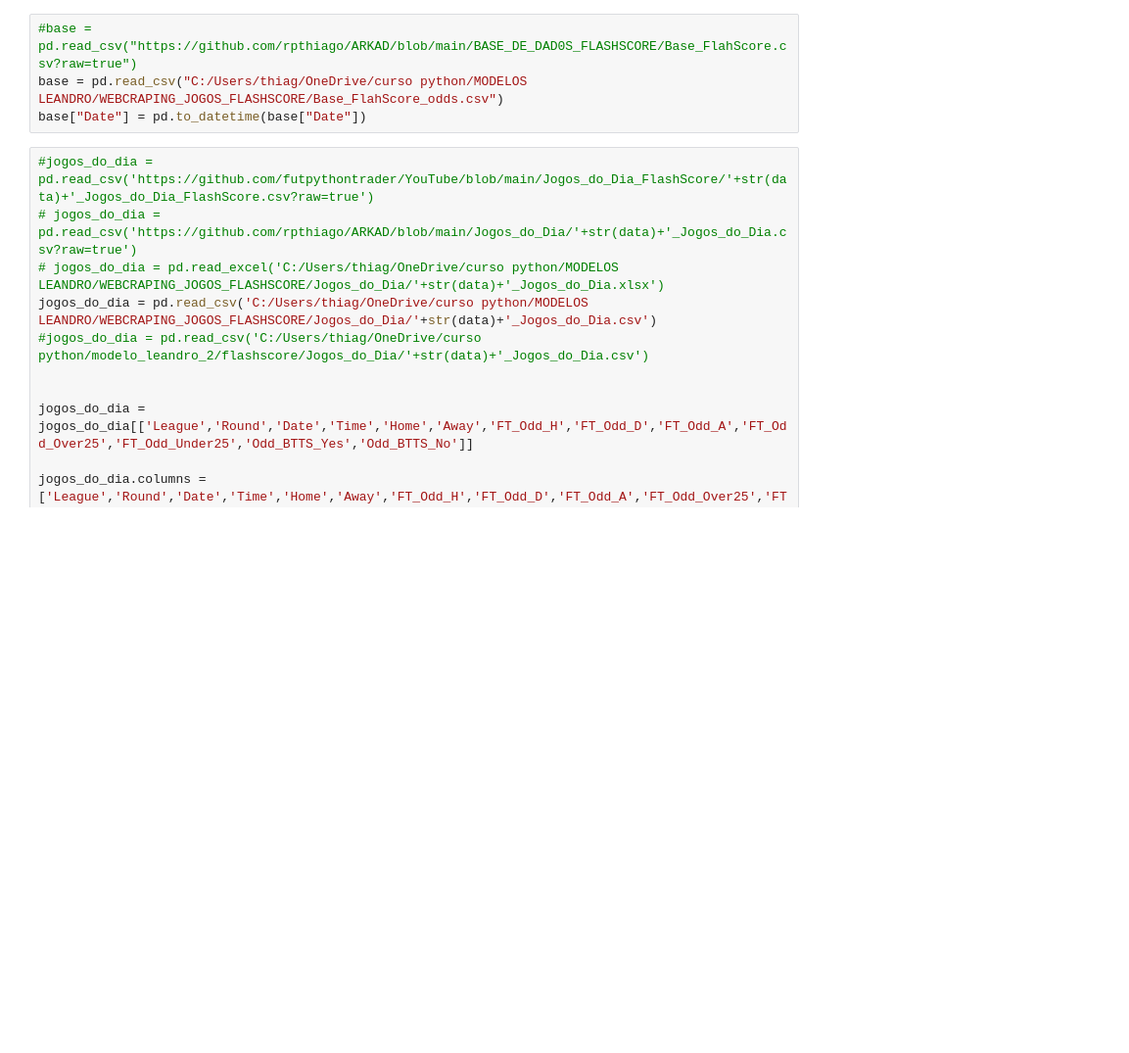
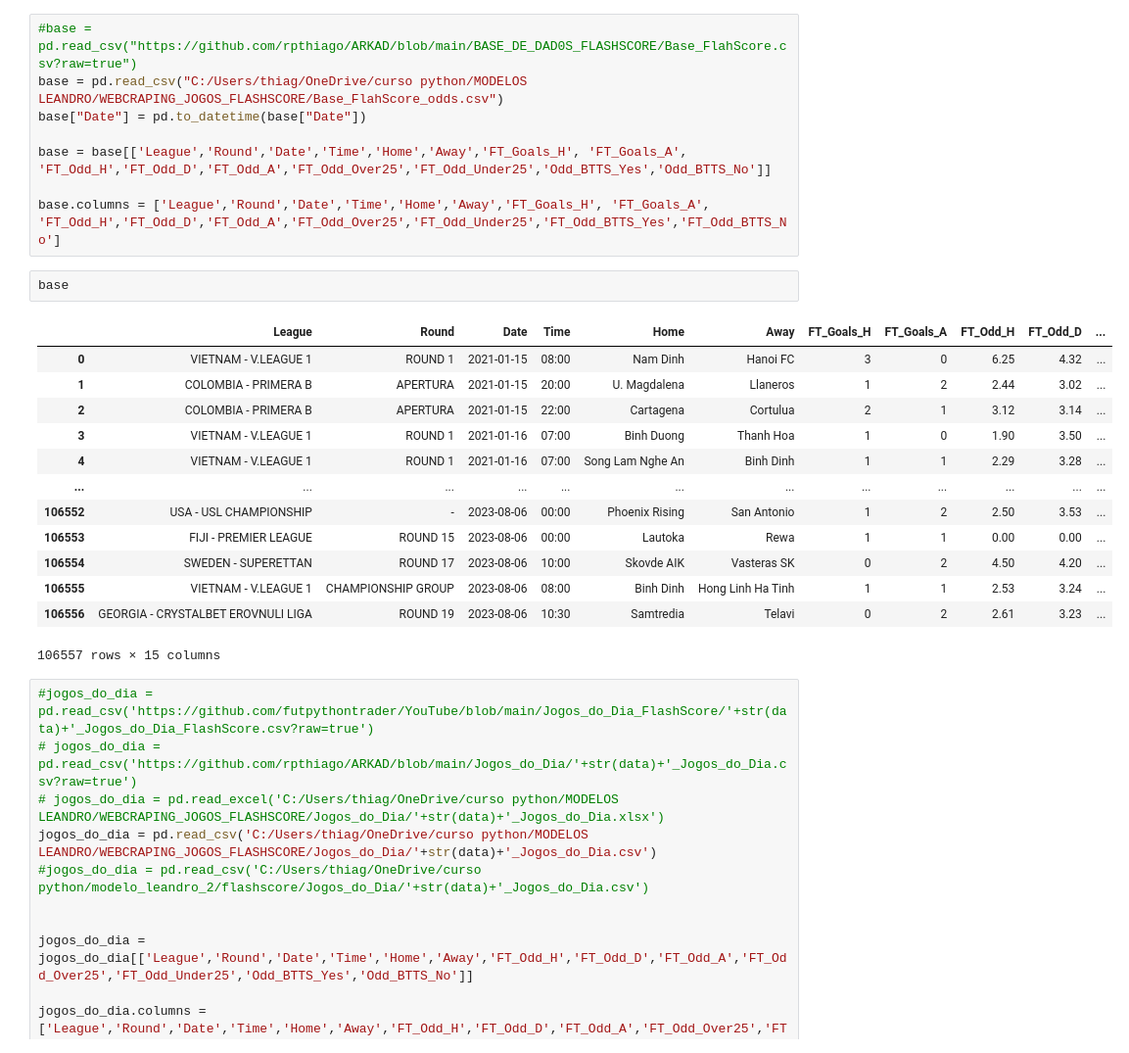
Before and after one commit to rpthiago/ARKAD, a Jupyter notebook: TEORIA_DOS_RETORNOS_FLASHCORE-ODDS_31_07.ipynb, the cells around one changed output. Shown at 98% size. Drawn from its saved outputs; the diff is of its cells as text; blank space fills up the shorter version.

```diff
--- a/TEORIA_DOS_RETORNOS_FLASHCORE-ODDS_31_07.ipynb
+++ b/TEORIA_DOS_RETORNOS_FLASHCORE-ODDS_31_07.ipynb
@@ -10,6 +10,26 @@ Data de Análise:
 #base = pd.read_csv("https://github.com/rpthiago/ARKAD/blob/main/BASE_DE_DAD0S_FLASHSCORE/Base_FlahScore.csv?raw=true")
 base = pd.read_csv("C:/Users/thiag/OneDrive/curso python/MODELOS LEANDRO/WEBCRAPING_JOGOS_FLASHSCORE/Base_FlahScore_odds.csv")
 base["Date"] = pd.to_datetime(base["Date"])
+
+base = base[['League','Round','Date','Time','Home','Away','FT_Goals_H', 'FT_Goals_A', 'FT_Odd_H','FT_Odd_D','FT_Odd_A','FT_Odd_Over25','FT_Odd_Under25','Odd_BTTS_Yes','Odd_BTTS_No']]
+
+base.columns = ['League','Round','Date','Time','Home','Away','FT_Goals_H', 'FT_Goals_A', 'FT_Odd_H','FT_Odd_D','FT_Odd_A','FT_Odd_Over25','FT_Odd_Under25','FT_Odd_BTTS_Yes','FT_Odd_BTTS_No']
+# %%
+base
+# %% [output]
+|  | League | Round | Date | Time | Home | Away | FT_Goals_H | FT_Goals_A | FT_Odd_H | FT_Odd_D | ... |
+| 0 | VIETNAM - V.LEAGUE 1 | ROUND 1 | 2021-01-15 | 08:00 | Nam Dinh | Hanoi FC | 3 | 0 | 6.25 | 4.32 | ... |
+| 1 | COLOMBIA - PRIMERA B | APERTURA | 2021-01-15 | 20:00 | U. Magdalena | Llaneros | 1 | 2 | 2.44 | 3.02 | ... |
+| 2 | COLOMBIA - PRIMERA B | APERTURA | 2021-01-15 | 22:00 | Cartagena | Cortulua | 2 | 1 | 3.12 | 3.14 | ... |
+| 3 | VIETNAM - V.LEAGUE 1 | ROUND 1 | 2021-01-16 | 07:00 | Binh Duong | Thanh Hoa | 1 | 0 | 1.90 | 3.50 | ... |
+| 4 | VIETNAM - V.LEAGUE 1 | ROUND 1 | 2021-01-16 | 07:00 | Song Lam Nghe An | Binh Dinh | 1 | 1 | 2.29 | 3.28 | ... |
+| ... | ... | ... | ... | ... | ... | ... | ... | ... | ... | ... | ... |
+| 106552 | USA - USL CHAMPIONSHIP | - | 2023-08-06 | 00:00 | Phoenix Rising | San Antonio | 1 | 2 | 2.50 | 3.53 | ... |
+| 106553 | FIJI - PREMIER LEAGUE | ROUND 15 | 2023-08-06 | 00:00 | Lautoka | Rewa | 1 | 1 | 0.00 | 0.00 | ... |
+| 106554 | SWEDEN - SUPERETTAN | ROUND 17 | 2023-08-06 | 10:00 | Skovde AIK | Vasteras SK | 0 | 2 | 4.50 | 4.20 | ... |
+| 106555 | VIETNAM - V.LEAGUE 1 | CHAMPIONSHIP GROUP | 2023-08-06 | 08:00 | Binh Dinh | Hong Linh Ha Tinh | 1 | 1 | 2.53 | 3.24 | ... |
+| 106556 | GEORGIA - CRYSTALBET EROVNULI LIGA | ROUND 19 | 2023-08-06 | 10:30 | Samtredia | Telavi | 0 | 2 | 2.61 | 3.23 | ... |
+106557 rows × 15 columns
 # %%
 #jogos_do_dia = pd.read_csv('https://github.com/futpythontrader/YouTube/blob/main/Jogos_do_Dia_FlashScore/'+str(data)+'_Jogos_do_Dia_FlashScore.csv?raw=true')
 # jogos_do_dia = pd.read_csv('https://github.com/rpthiago/ARKAD/blob/main/Jogos_do_Dia/'+str(data)+'_Jogos_do_Dia.csv?raw=true')
```
Also changed, not shown: parts of 7 cells of this notebook, 1 other file.
